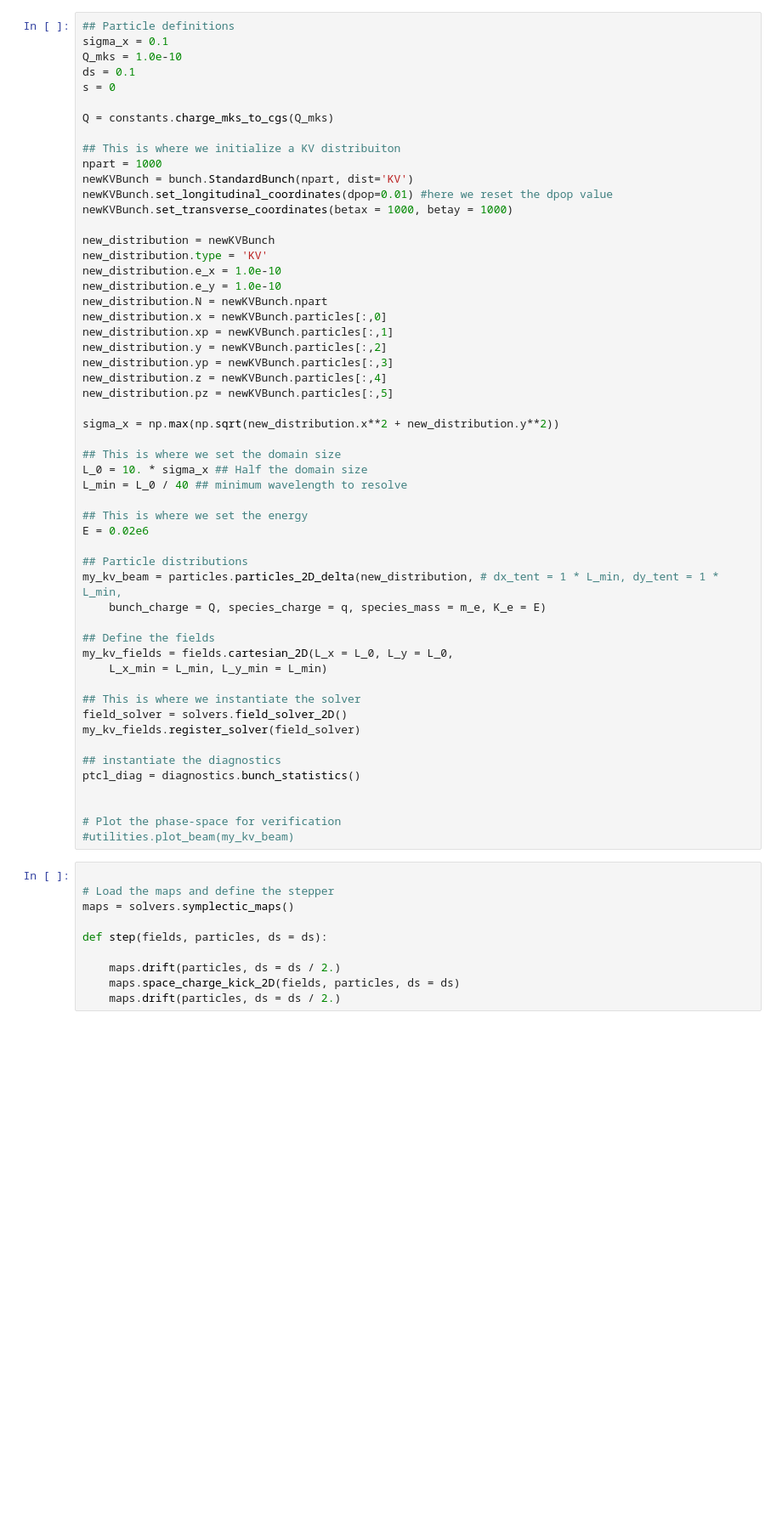
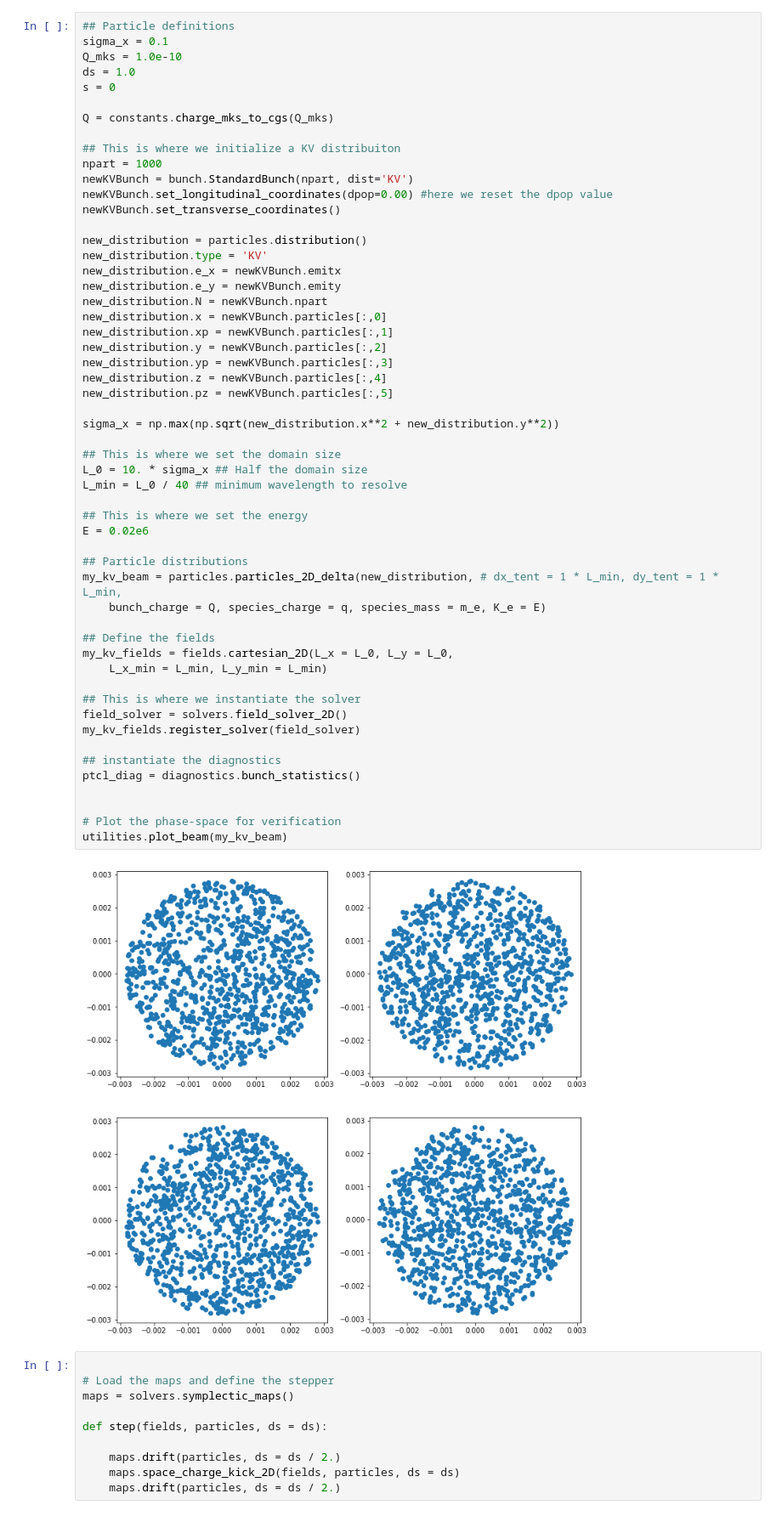
Before and after one commit to radiasoft/rsrespic, a Jupyter notebook: development/kv_beam_expansion.ipynb, the cells around one changed output. Shown: that part at 85% size. Drawn from its saved outputs; the diff is of its cells as text; blank space fills up the shorter version.

```diff
--- a/development/kv_beam_expansion.ipynb
+++ b/development/kv_beam_expansion.ipynb
@@ -26,7 +26,7 @@ m_p = constants.cgs_constants['m_p']
 ## Particle definitions
 sigma_x = 0.1
 Q_mks = 1.0e-10
-ds = 0.1
+ds = 1.0
 s = 0
 
 Q = constants.charge_mks_to_cgs(Q_mks)
@@ -34,13 +34,13 @@ Q = constants.charge_mks_to_cgs(Q_mks)
 ## This is where we initialize a KV distribuiton
 npart = 1000
 newKVBunch = bunch.StandardBunch(npart, dist='KV')
-newKVBunch.set_longitudinal_coordinates(dpop=0.01) #here we reset the dpop value
-newKVBunch.set_transverse_coordinates(betax = 1000, betay = 1000)
+newKVBunch.set_longitudinal_coordinates(dpop=0.00) #here we reset the dpop value
+newKVBunch.set_transverse_coordinates()
 
-new_distribution = newKVBunch
+new_distribution = particles.distribution()
 new_distribution.type = 'KV'
-new_distribution.e_x = 1.0e-10
-new_distribution.e_y = 1.0e-10
+new_distribution.e_x = newKVBunch.emitx
+new_distribution.e_y = newKVBunch.emity
 new_distribution.N = newKVBunch.npart
 new_distribution.x = newKVBunch.particles[:,0]
 new_distribution.xp = newKVBunch.particles[:,1]
@@ -48,34 +48,36 @@ new_distribution.y = newKVBunch.particles[:,2]
 new_distribution.yp = newKVBunch.particles[:,3]
 new_distribution.z = newKVBunch.particles[:,4]
 new_distribution.pz = newKVBunch.particles[:,5]
 
 sigma_x = np.max(np.sqrt(new_distribution.x**2 + new_distribution.y**2))
 
 ## This is where we set the domain size
 L_0 = 10. * sigma_x ## Half the domain size
 L_min = L_0 / 40 ## minimum wavelength to resolve
 
 ## This is where we set the energy
 E = 0.02e6
 
 ## Particle distributions
 my_kv_beam = particles.particles_2D_delta(new_distribution, # dx_tent = 1 * L_min, dy_tent = 1 * L_min,
     bunch_charge = Q, species_charge = q, species_mass = m_e, K_e = E)
 
 ## Define the fields
 my_kv_fields = fields.cartesian_2D(L_x = L_0, L_y = L_0,
     L_x_min = L_min, L_y_min = L_min)
 
 ## This is where we instantiate the solver
 field_solver = solvers.field_solver_2D()
 my_kv_fields.register_solver(field_solver)
 
 ## instantiate the diagnostics
 ptcl_diag = diagnostics.bunch_statistics()
 
 
 # Plot the phase-space for verification
-#utilities.plot_beam(my_kv_beam)
+utilities.plot_beam(my_kv_beam)
+# %% [output]
+[figure, added]
 # %%
 
 # Load the maps and define the stepper
```
Also changed, not shown: parts of 3 cells of this notebook, 3 other files.
